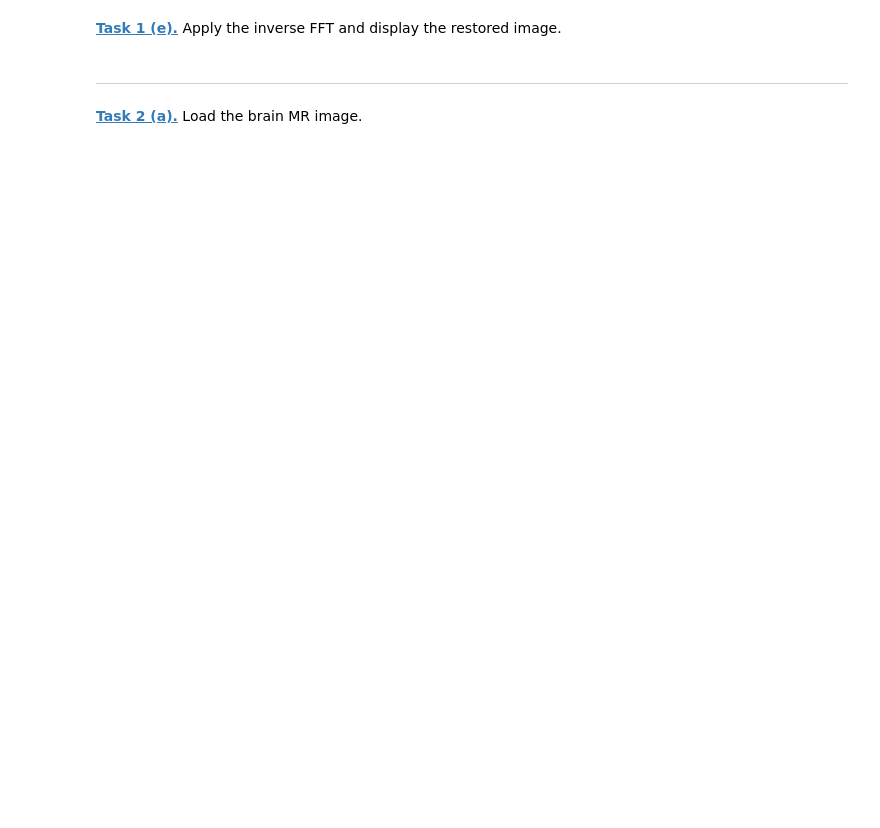
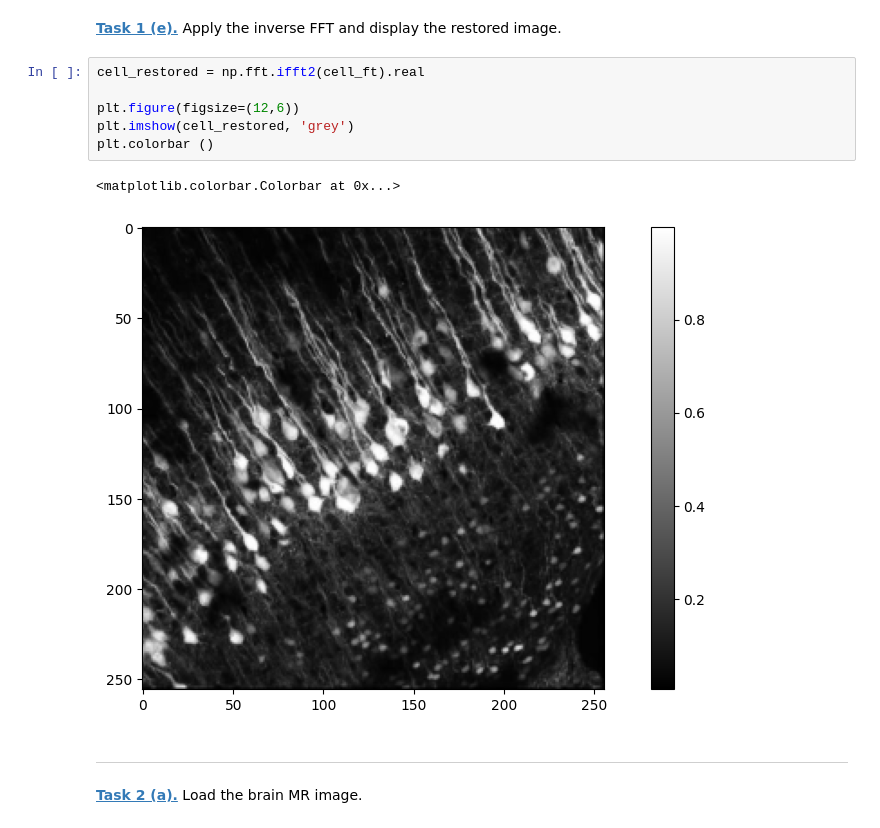
Before and after one commit to SamuelMaerklin/mobi-fs5-python, a Jupyter notebook: fourier.ipynb, the cells around one changed output. Drawn from its saved outputs; the diff is of its cells as text; blank space fills up the shorter version.

```diff
--- a/fourier.ipynb
+++ b/fourier.ipynb
@@ -24,5 +63,14 @@ plt.imshow(phase, 'gray')
 # %% [markdown]
 **[Task 1 (e).]()** Apply the inverse FFT and display the restored image.
+# %%
+cell_restored = np.fft.ifft2(cell_ft).real
+
+plt.figure(figsize=(12,6))
+plt.imshow(cell_restored, 'grey')
+plt.colorbar ()
+# %% [output]
+<matplotlib.colorbar.Colorbar at 0x...>
+[figure, added]
 # %% [markdown]
 ---
 # %% [markdown]
```
Also changed, not shown: parts of 12 cells of this notebook.
